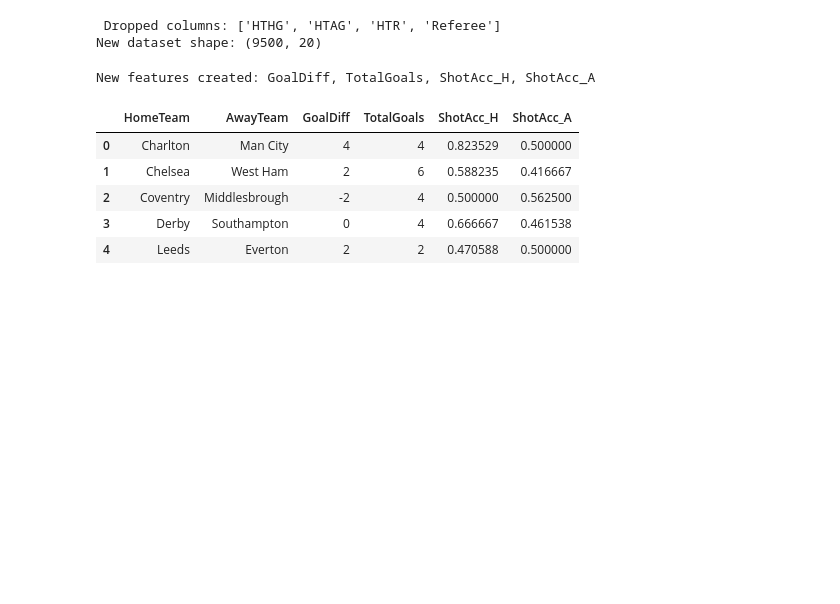
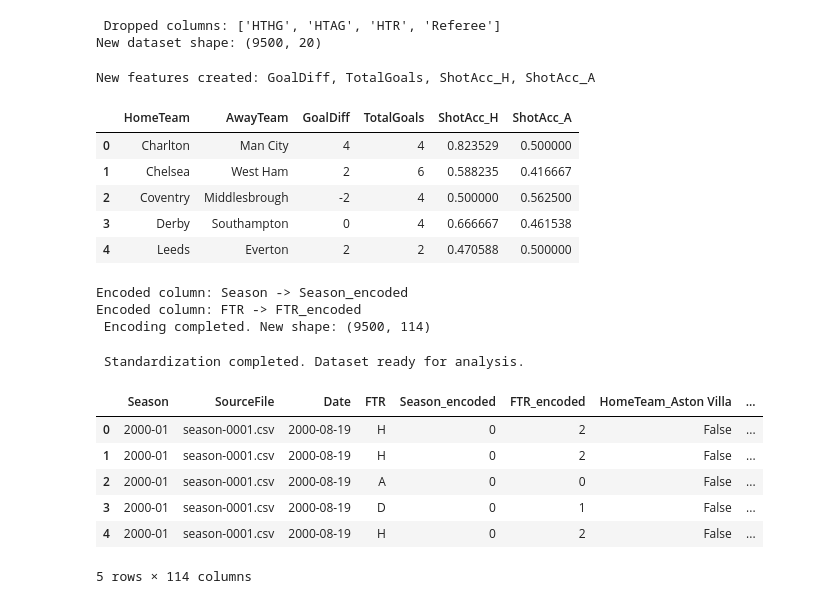
Before and after one commit to AtfastrSlushyMaker/pl-standings-prediction-project, a Jupyter notebook: notebooks/data_preparation.ipynb, the cells around one changed output. Saved outputs shown, nothing was run; the diff lists cells and outputs as text; code cells hidden in the pictures; blank space fills up the shorter version.

Commit message:
Standardisation

```diff
--- a/notebooks/data_preparation.ipynb
+++ b/notebooks/data_preparation.ipynb
@@ -96,3 +98,48 @@ New features created: GoalDiff, TotalGoals, ShotAcc_H, ShotAcc_A
 | 2 | Coventry | Middlesbrough | -2 | 4 | 0.500000 | 0.562500 |
 | 3 | Derby | Southampton | 0 | 4 | 0.666667 | 0.461538 |
 | 4 | Leeds | Everton | 2 | 2 | 0.470588 | 0.500000 |
+# %%
+# --- LABEL ENCODING FOR SIMPLE CATEGORIES
+
+label_cols = ['Season', 'FTR']
+for col in label_cols:
+    if col in df.columns:
+        encoder = LabelEncoder()
+        df[col + '_encoded'] = encoder.fit_transform(df[col])
+        print(f"Encoded column: {col} -> {col}_encoded")
+
+# --- ONE-HOT ENCODING FOR TEAM NAMES ---
+# Convert HomeTeam and AwayTeam into dummy variables
+df = pd.get_dummies(df, columns=['HomeTeam','AwayTeam'], drop_first=True)
+
+print(" Encoding completed. New shape:", df.shape)
+# %% [output]
+Encoded column: Season -> Season_encoded
+Encoded column: FTR -> FTR_encoded
+ Encoding completed. New shape: (9500, 114)
+# %%
+# --- STANDARDIZATION OF NUMERIC FEATURES ---
+numeric_features = ['FTHG','FTAG','HS','AS','HST','AST','HF','AF','HC','AC',
+                    'HY','AY','HR','AR','GoalDiff','TotalGoals','ShotAcc_H','ShotAcc_A']
+
+scaler = StandardScaler()
+df_scaled = pd.DataFrame(
+    scaler.fit_transform(df[numeric_features]),
+    columns=[c + '_z' for c in numeric_features],
+    index=df.index
+)
+
+# Replace original numeric columns by standardized versions
+df = pd.concat([df.drop(columns=numeric_features), df_scaled], axis=1)
+
+print(" Standardization completed. Dataset ready for analysis.")
+df.head()
+# %% [output]
+ Standardization completed. Dataset ready for analysis.
+|  | Season | SourceFile | Date | FTR | Season_encoded | FTR_encoded | HomeTeam_Aston Villa | ... |
+| 0 | 2000-01 | season-0001.csv | 2000-08-19 | H | 0 | 2 | False | ... |
+| 1 | 2000-01 | season-0001.csv | 2000-08-19 | H | 0 | 2 | False | ... |
+| 2 | 2000-01 | season-0001.csv | 2000-08-19 | A | 0 | 0 | False | ... |
+| 3 | 2000-01 | season-0001.csv | 2000-08-19 | D | 0 | 1 | False | ... |
+| 4 | 2000-01 | season-0001.csv | 2000-08-19 | H | 0 | 2 | False | ... |
+5 rows × 114 columns
```
Also changed, not shown: parts of 1 cell of this notebook.
